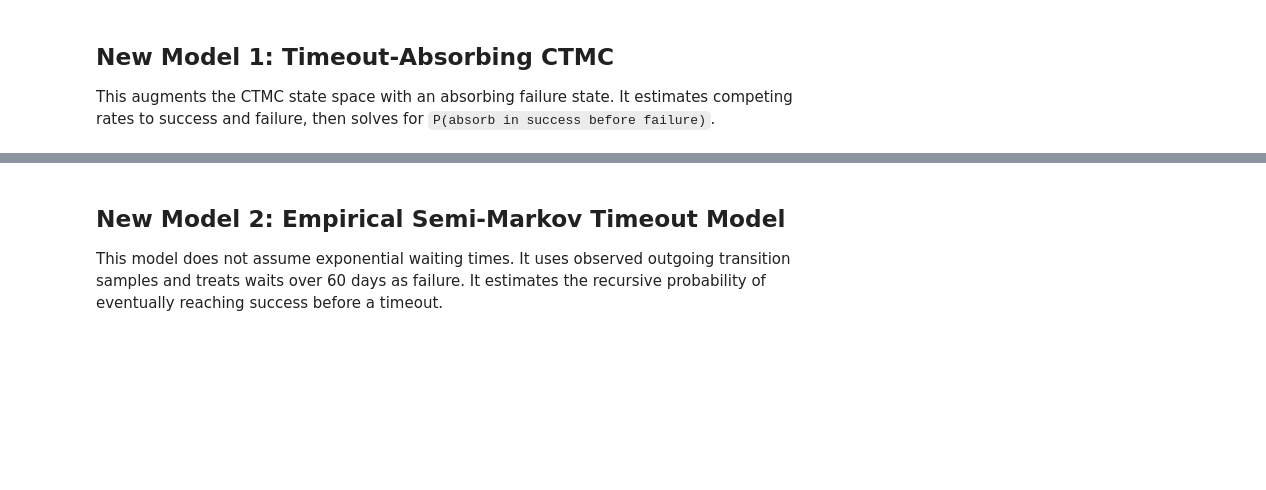
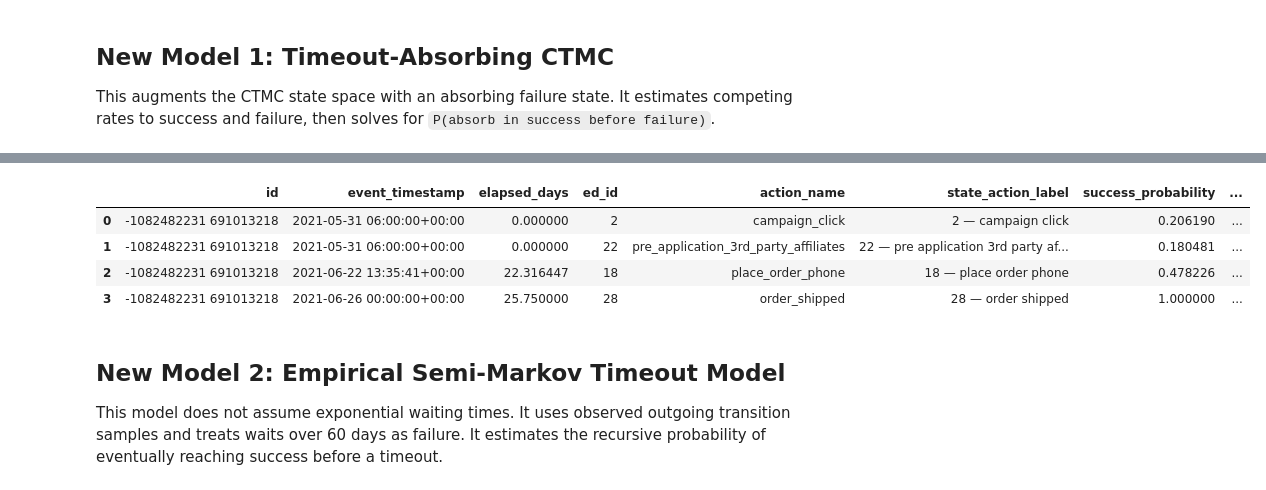
Before and after one commit to yuliaanashkina/m148-project, a Jupyter notebook: notebooks/benchmarks/ctmc_exploration.ipynb, the cells around one changed output, grey strips where cells are left out. Cells and saved outputs as stored; diff of their text form; code cells hidden in the pictures; blank space fills up the shorter version.

```diff
--- a/notebooks/benchmarks/ctmc_exploration.ipynb
+++ b/notebooks/benchmarks/ctmc_exploration.ipynb
@@ -114,3 +292,49 @@ display(timeout_probs_by_state)
+# %%
+# Reuse the same candidate-selection idea, but score with the timeout-absorbing CTMC.
+timeout_journey_plot_events = data.events(
+    max_journeys=MAX_JOURNEYS,
+    customer_actions_only=True,
+    include_success=True,
+)
+timeout_journey_plot_events["timeout_success_probability"] = timeout_ctmc.predict_success_probability(
+    timeout_journey_plot_events["ed_id"].to_numpy(),
+    success_state=SUCCESS_STATE,
+    horizon_seconds=60 * 24 * 60 * 60,
+)
+
+timeout_journey_candidates = (
+    timeout_journey_plot_events
+    .groupby("id")
+    .agg(
+        n_actions=("ed_id", "size"),
+        p_min=("timeout_success_probability", "min"),
+        p_max=("timeout_success_probability", "max"),
+        reached_success=("ed_id", lambda s: bool((s == SUCCESS_STATE).any())),
+    )
+    .assign(p_range=lambda d: d["p_max"] - d["p_min"])
+    .query("n_actions >= 4")
+    .sort_values(["reached_success", "p_range", "n_actions"], ascending=[False, False, True])
+)
+
+TIMEOUT_JOURNEY_ID_FOR_PLOT = timeout_journey_candidates.index[0]
+timeout_probability_fig, timeout_probability_path = plotly_timeout_probability_over_time(
+    timeout_journey_plot_events,
+    timeout_ctmc,
+    event_defs=event_defs,
+    journey_id=TIMEOUT_JOURNEY_ID_FOR_PLOT,
+    customer_states=customer_states,
+    success_state=SUCCESS_STATE,
+    horizon_days=60,
+)
+
+display(timeout_probability_path)
+timeout_probability_fig.show()
+# %% [output]
+|  | id | event_timestamp | elapsed_days | ed_id | action_name | state_action_label | success_probability | ... |
+| 0 | -1082482231 691013218 | 2021-05-31 06:00:00+00:00 | 0.000000 | 2 | campaign_click | 2 — campaign click | 0.206190 | ... |
+| 1 | -1082482231 691013218 | 2021-05-31 06:00:00+00:00 | 0.000000 | 22 | pre_application_3rd_party_affiliates | 22 — pre application 3rd party af... | 0.180481 | ... |
+| 2 | -1082482231 691013218 | 2021-06-22 13:35:41+00:00 | 22.316447 | 18 | place_order_phone | 18 — place order phone | 0.478226 | ... |
+| 3 | -1082482231 691013218 | 2021-06-26 00:00:00+00:00 | 25.750000 | 28 | order_shipped | 28 — order shipped | 1.000000 | ... |
 # %% [markdown]
 ## New Model 2: Empirical Semi-Markov Timeout Model
 
```
Also changed, not shown: parts of 14 cells of this notebook, 5 other files.
